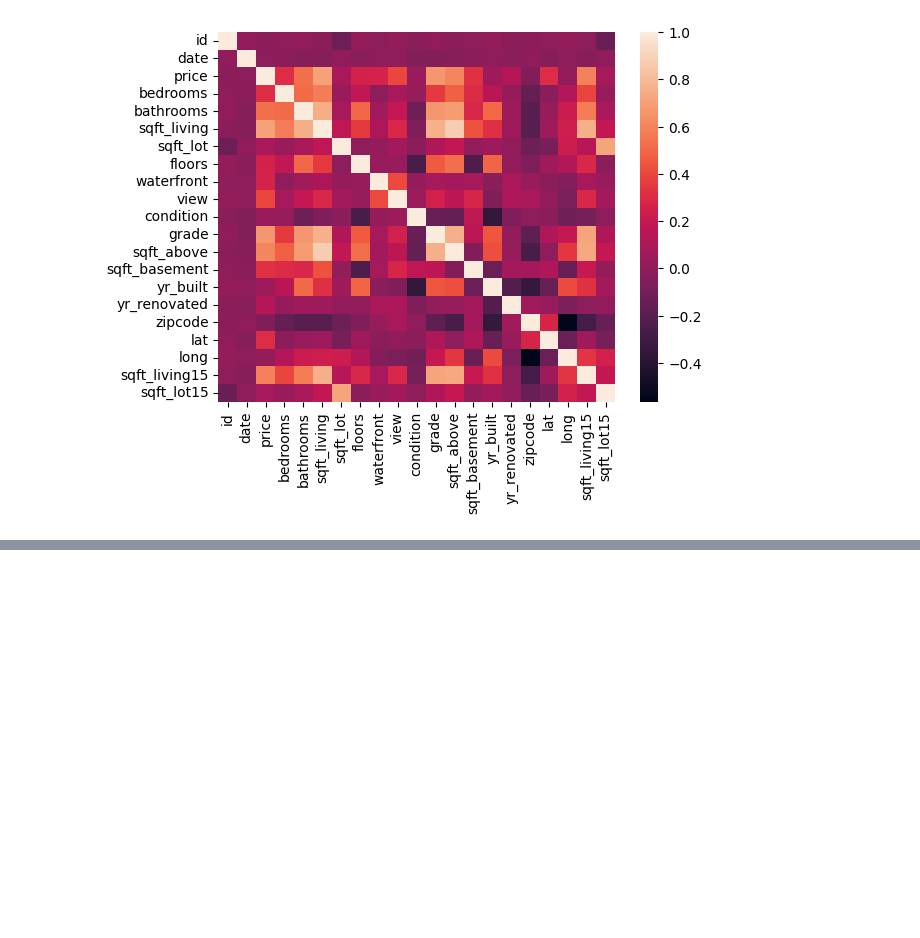
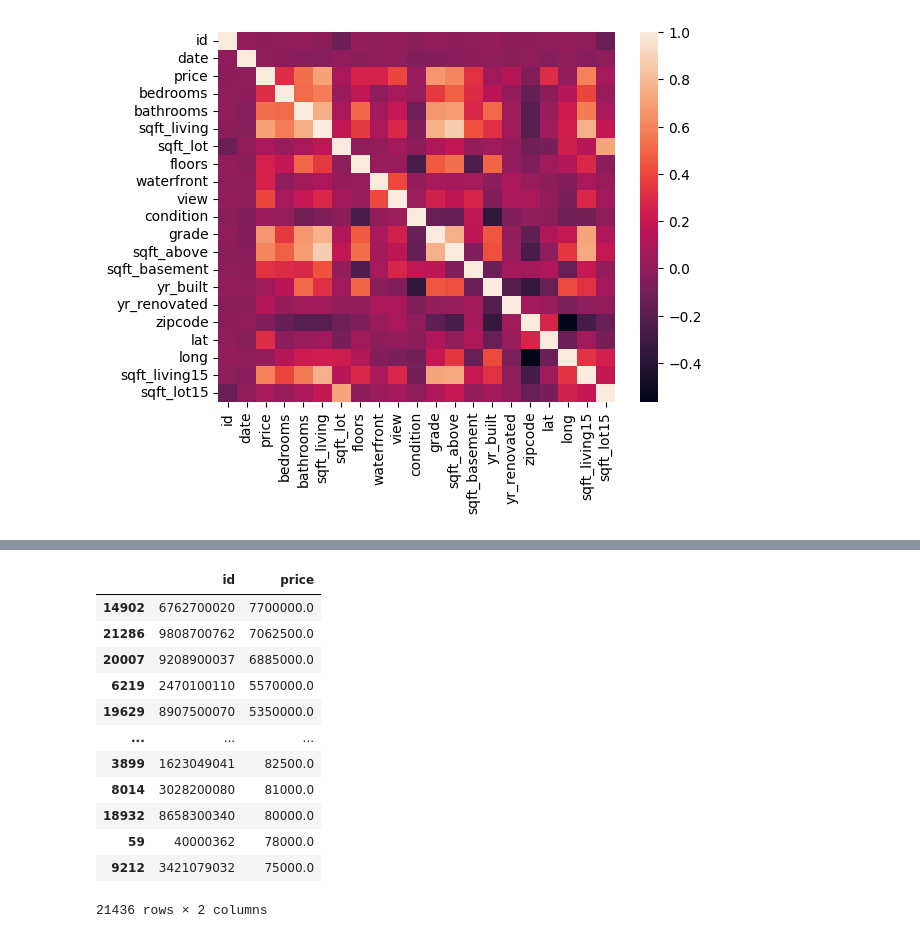
Before and after one commit to zambgab/data-processing-with-python, a Jupyter notebook: dataprocessingwithpython.ipynb, the cells around one changed output, grey strips where cells are left out. Drawn from its saved outputs; the diff is of its cells as text; code cells hidden in the pictures; blank space fills up the shorter version.

```diff
--- a/dataprocessingwithpython.ipynb
+++ b/dataprocessingwithpython.ipynb
@@ -199,2 +221,22 @@ sns.heatmap(df_copia.corr())
+# %%
+#Verificar valor total arrecado por cada vendedor nas vendas
+grouped = df_copia.groupby('id')['price'].sum().reset_index()
+
+sorted = grouped.sort_values(by='price', ascending=False)
+sorted
+# %% [output]
+|  | id | price |
+| 14902 | 6762700020 | 7700000.0 |
+| 21286 | 9808700762 | 7062500.0 |
+| 20007 | 9208900037 | 6885000.0 |
+| 6219 | 2470100110 | 5570000.0 |
+| 19629 | 8907500070 | 5350000.0 |
+| ... | ... | ... |
+| 3899 | 1623049041 | 82500.0 |
+| 8014 | 3028200080 | 81000.0 |
+| 18932 | 8658300340 | 80000.0 |
+| 59 | 40000362 | 78000.0 |
+| 9212 | 3421079032 | 75000.0 |
+21436 rows × 2 columns
 # %%
 df_copia.to_excel('teste.xlsx', index=False)
```
Also changed, not shown: parts of 1 cell of this notebook, 1 other file.
